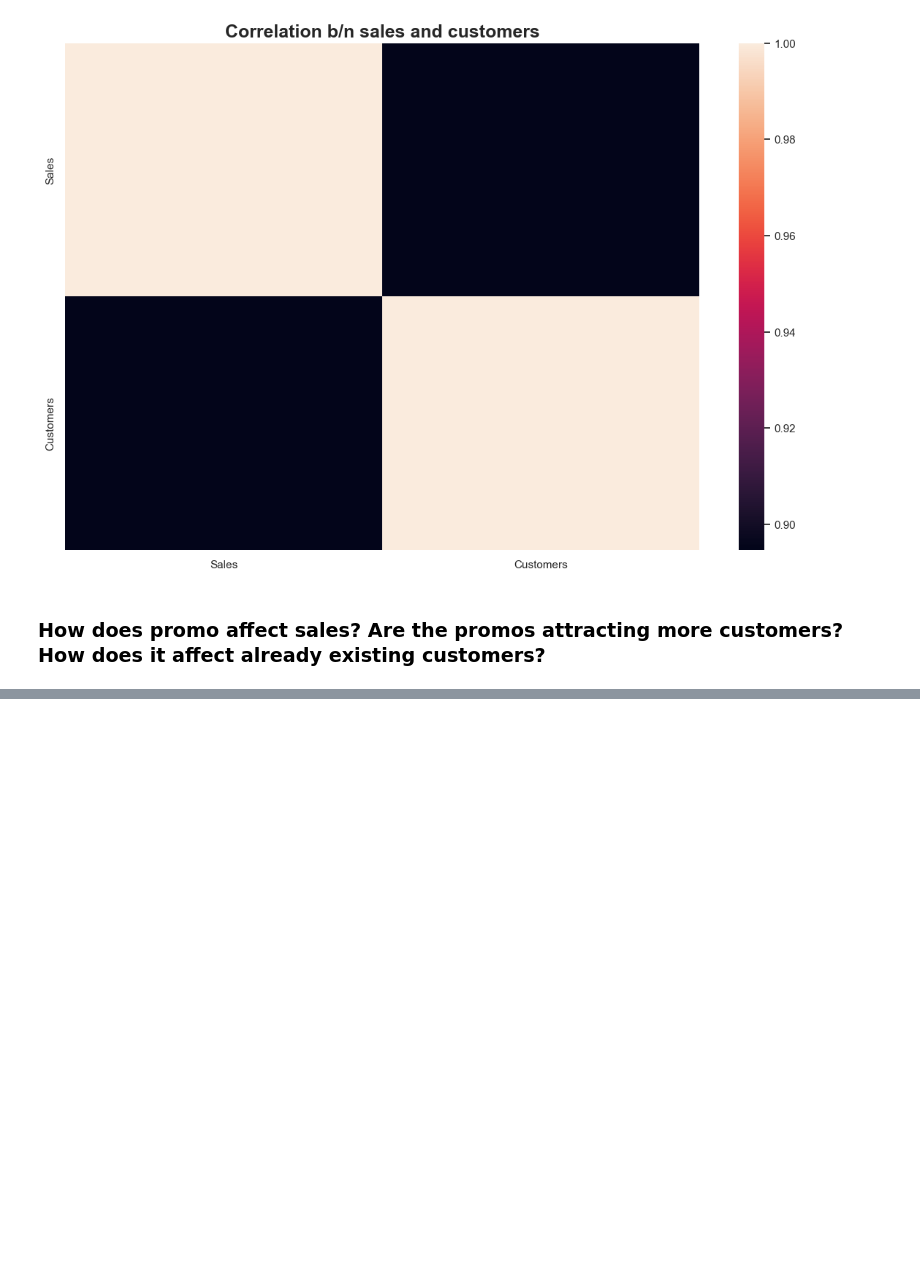
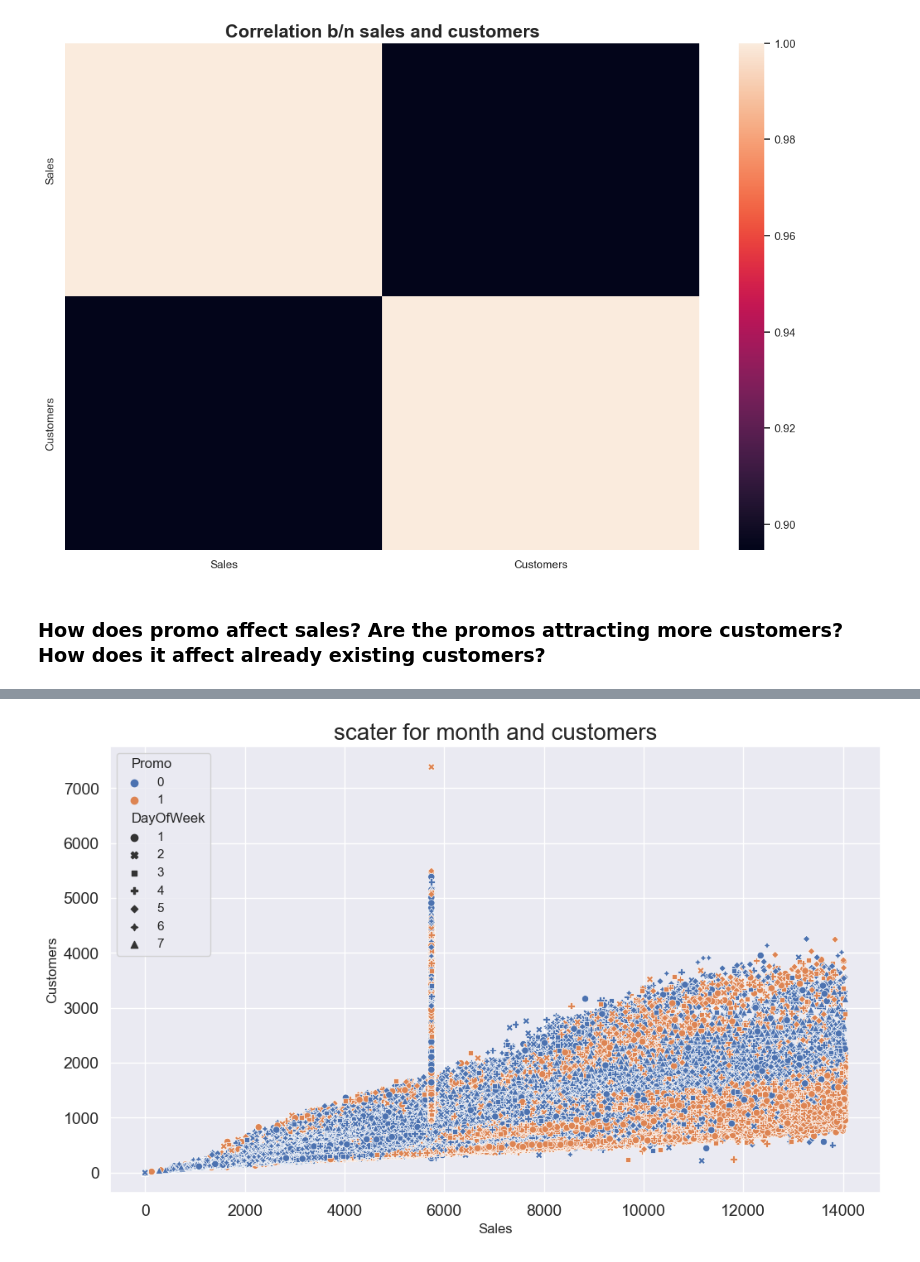
Before and after one commit to HenokD11/SalesPrediction, a Jupyter notebook: notebooks/EDA.ipynb, the cells around one changed output, grey strips where cells are left out. Drawn from its saved outputs; the diff is of its cells as text; code cells hidden in the pictures; blank space fills up the shorter version.

```diff
--- a/notebooks/EDA.ipynb
+++ b/notebooks/EDA.ipynb
@@ -295,0 +308,4 @@ exploration.plot_heatmap_from_correlation(sales_cutomer_corr, 'Correlation b/n s
+# %%
+exploration.plot_scatter(train_store, 'Sales','Customers', 'scater for month and customers', 'Promo', 'DayOfWeek')
+# %% [output]
+[figure, added]
```
Also changed, not shown: parts of 5 cells of this notebook.
